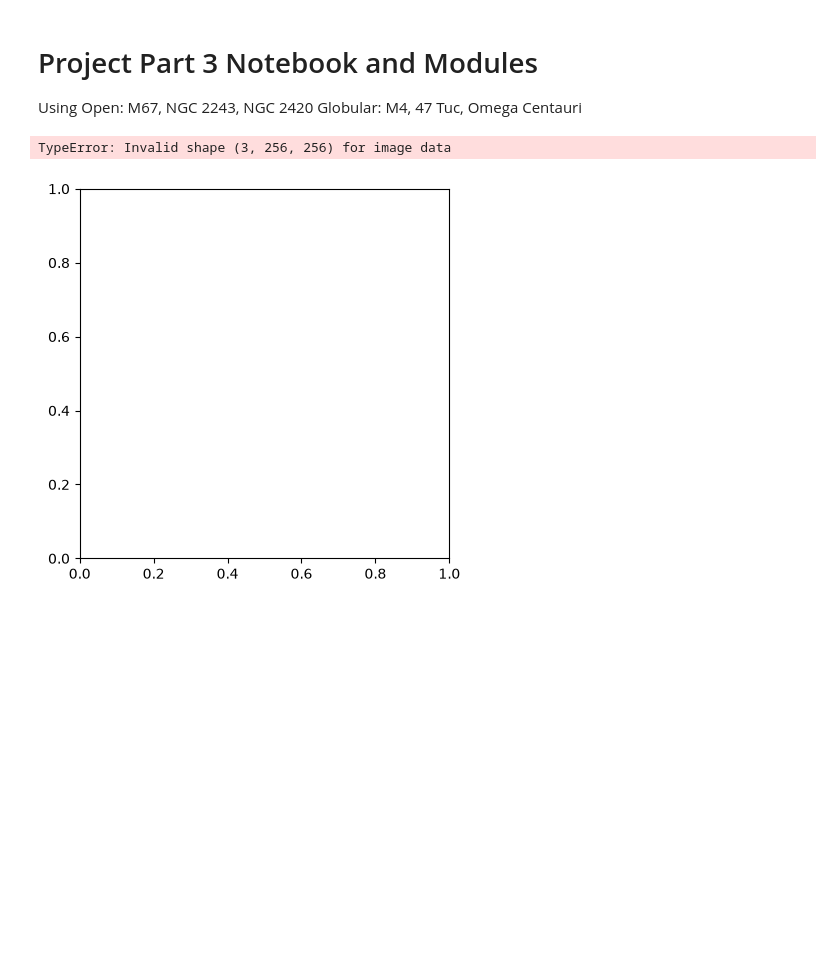
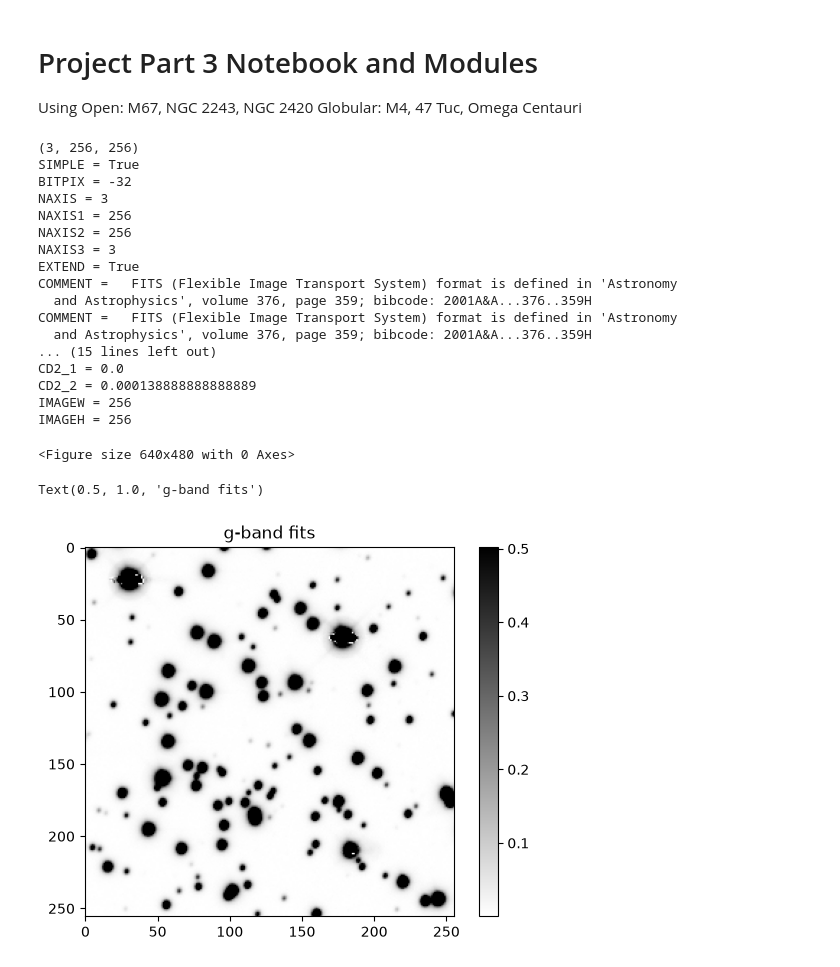
Before and after one commit to alexhlanter/ASTR596-Capstone-Project, a Jupyter notebook: capstone_part3.ipynb, the cells around one changed output. Saved outputs shown, nothing was run; the diff lists cells and outputs as text; code cells hidden in the pictures; blank space fills up the shorter version.

```diff
--- a/capstone_part3.ipynb
+++ b/capstone_part3.ipynb
@@ -42,9 +42,38 @@ def imdisplay(image, v1perc=10, v2perc=95):
     plt.colorbar(fraction=.08)
 # %%
 plt.figure()
-data_vimraw, header_vimraw = fits.getdata('cutout_123.4232_-5.7895.fits',header=True)
-imdisplay(data_vimraw)
-plt.title("V-band Raw image")
+data, header = fits.getdata('NGC2420_Brick.fits',header=True)
+print(data.shape)
+
+#Unlike the fits files from labs the brick from legacysurvey.org has all the bands in one file, need to separate by data array to ge the different bands
+data_g = data[0].astype(float)
+data_r = data[1].astype(float)
+data_z = data[2].astype(float)
+
+for key in header:
+        print(key, '=', header[key])
 # %% [output]
-TypeError: Invalid shape (3, 256, 256) for image data
+(3, 256, 256)
+SIMPLE = True
+BITPIX = -32
+NAXIS = 3
+NAXIS1 = 256
+NAXIS2 = 256
+NAXIS3 = 3
+EXTEND = True
+COMMENT =   FITS (Flexible Image Transport System) format is defined in 'Astronomy
+  and Astrophysics', volume 376, page 359; bibcode: 2001A&A...376..359H
+COMMENT =   FITS (Flexible Image Transport System) format is defined in 'Astronomy
+  and Astrophysics', volume 376, page 359; bibcode: 2001A&A...376..359H
+... (15 lines left out)
+CD2_1 = 0.0
+CD2_2 = 0.000138888888888889
+IMAGEW = 256
+IMAGEH = 256
-[figure, removed]
+<Figure size 640x480 with 0 Axes>
+# %%
+imdisplay(data_g)
+plt.title("g-band fits")
+# %% [output]
+Text(0.5, 1.0, 'g-band fits')
+[figure, added]
```
Also changed, not shown: parts of 4 cells of this notebook.
